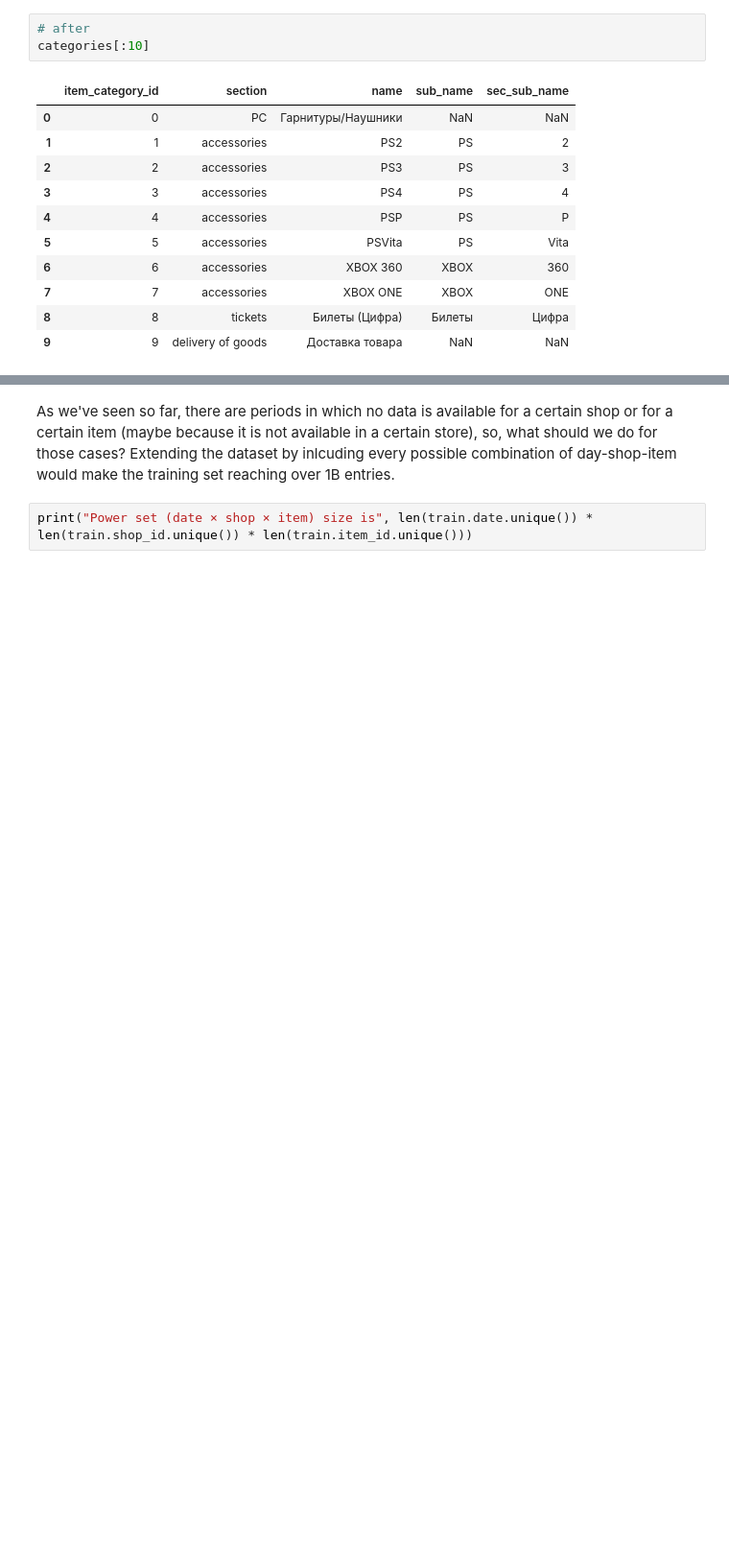
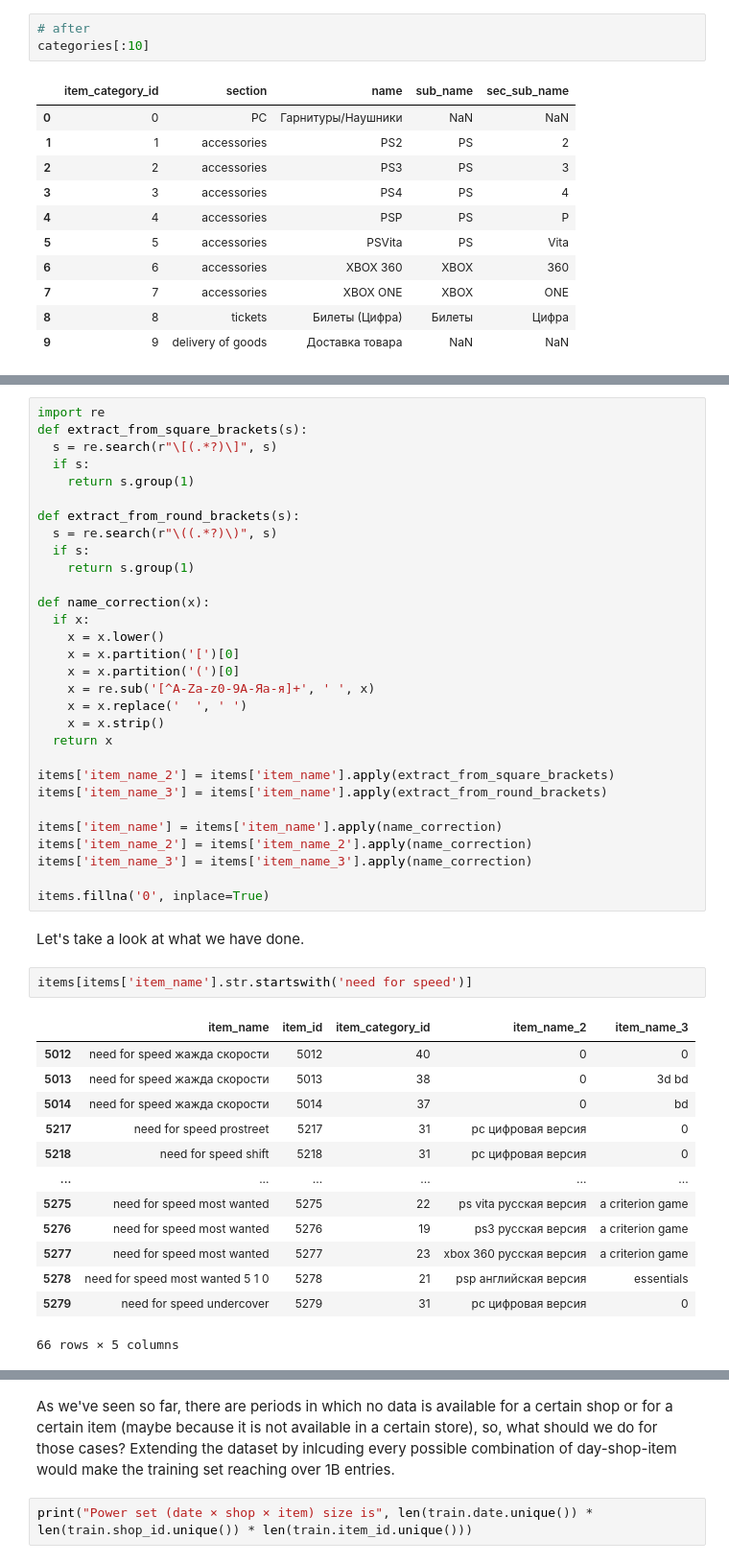
Before and after one commit to pietroventurini/predict-future-sales, a Jupyter notebook: Predict_Future_Sales_EDA.ipynb, the cells around one changed output, grey strips where cells are left out. Shown: that part at 96% size. Cells and saved outputs as stored; diff of their text form; blank space fills up the shorter version.

```diff
--- a/Predict_Future_Sales_EDA.ipynb
+++ b/Predict_Future_Sales_EDA.ipynb
@@ -463,0 +502,48 @@ categories
+# %%
+import re
+def extract_from_square_brackets(s):
+  s = re.search(r"\[(.*?)\]", s)
+  if s:
+    return s.group(1)
+
+def extract_from_round_brackets(s):
+  s = re.search(r"\((.*?)\)", s)
+  if s:
+    return s.group(1)
+
+def name_correction(x):
+  if x:
+    x = x.lower()
+    x = x.partition('[')[0]
+    x = x.partition('(')[0]
+    x = re.sub('[^A-Za-z0-9А-Яа-я]+', ' ', x)
+    x = x.replace('  ', ' ')
+    x = x.strip()
+  return x
+
+items['item_name_2'] = items['item_name'].apply(extract_from_square_brackets)
+items['item_name_3'] = items['item_name'].apply(extract_from_round_brackets)
+
+items['item_name'] = items['item_name'].apply(name_correction)
+items['item_name_2'] = items['item_name_2'].apply(name_correction)
+items['item_name_3'] = items['item_name_3'].apply(name_correction)
+
+items.fillna('0', inplace=True)
+# %% [markdown]
+Let's take a look at what we have done.
+# %%
+items[items['item_name'].str.startswith('need for speed')]
+# %% [output]
+|  | item_name | item_id | item_category_id | item_name_2 | item_name_3 |
+| 5012 | need for speed жажда скорости | 5012 | 40 | 0 | 0 |
+| 5013 | need for speed жажда скорости | 5013 | 38 | 0 | 3d bd |
+| 5014 | need for speed жажда скорости | 5014 | 37 | 0 | bd |
+| 5217 | need for speed prostreet | 5217 | 31 | pc цифровая версия | 0 |
+| 5218 | need for speed shift | 5218 | 31 | pc цифровая версия | 0 |
+| ... | ... | ... | ... | ... | ... |
+| 5275 | need for speed most wanted | 5275 | 22 | ps vita русская версия | a criterion game |
+| 5276 | need for speed most wanted | 5276 | 19 | ps3 русская версия | a criterion game |
+| 5277 | need for speed most wanted | 5277 | 23 | xbox 360 русская версия | a criterion game |
+| 5278 | need for speed most wanted 5 1 0 | 5278 | 21 | psp английская версия | essentials |
+| 5279 | need for speed undercover | 5279 | 31 | pc цифровая версия | 0 |
+66 rows × 5 columns
```
Also changed, not shown: parts of 44 cells of this notebook.
